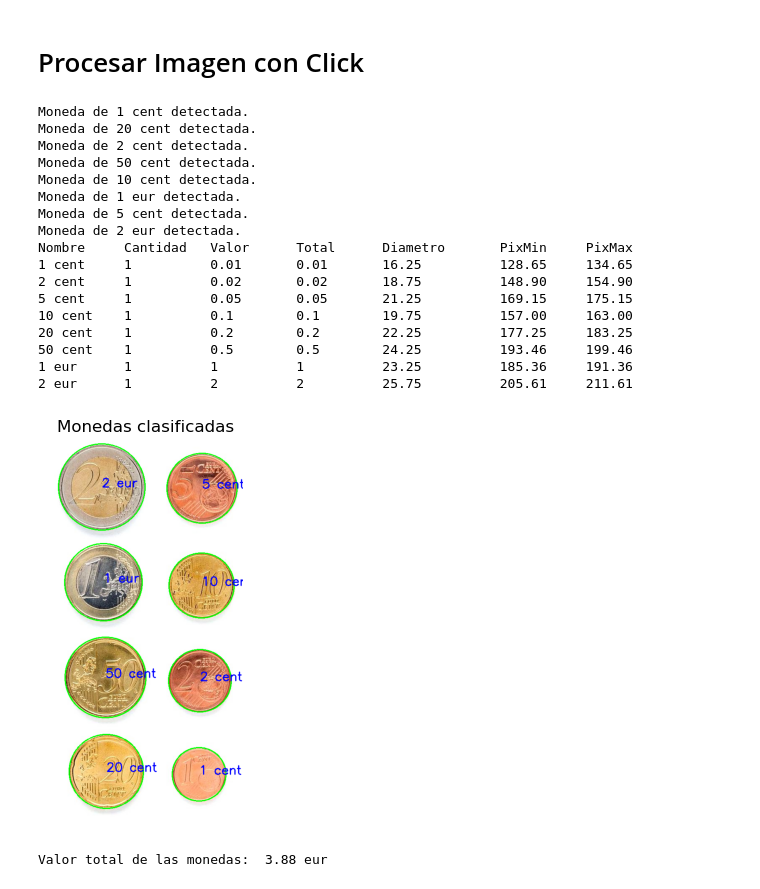
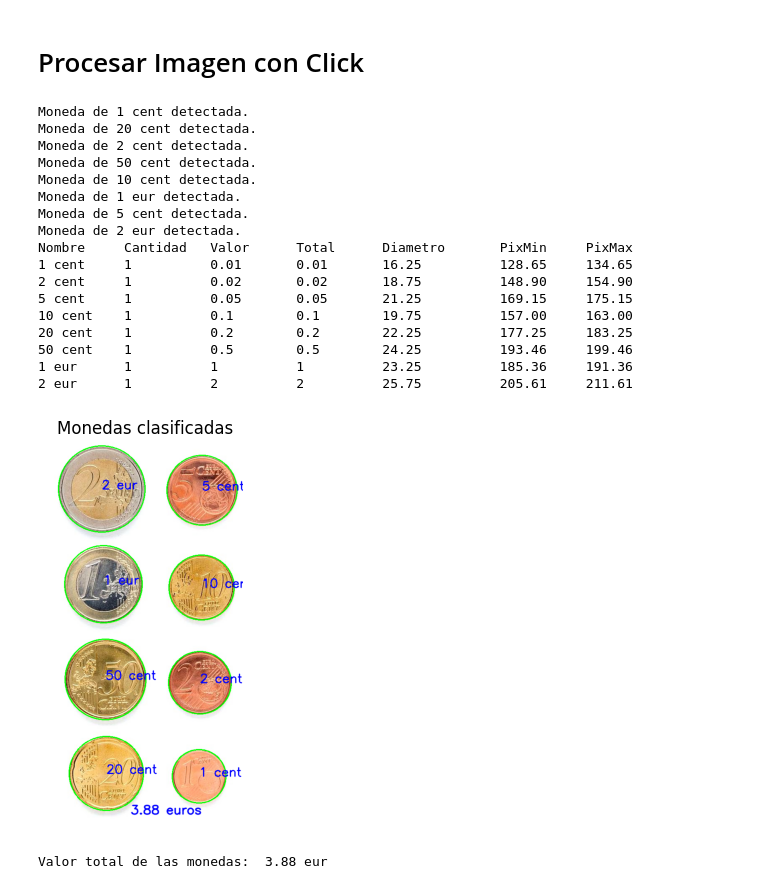
Before and after one commit to AdriTN/Pr-cticas-VC, a Jupyter notebook: P3/VC_P3.ipynb, the cells around one changed output. Saved outputs shown, nothing was run; the diff lists cells and outputs as text; code cells hidden in the pictures.

Commit message:
Total value of the coins added to the image

```diff
--- a/P3/VC_P3.ipynb
+++ b/P3/VC_P3.ipynb
@@ -414,6 +414,7 @@ def interaccion(ruta, tipo_conteo=None):
 
     # Cargar la imagen y detectar las monedas
     img = cv2.imread(ruta)
+    height,width,_ = img.shape
     if tipo_conteo == "mejorado":
         img, _ = detectar_monedas_mejorado(ruta)
     else:
@@ -465,37 +466,52 @@ def interaccion(ruta, tipo_conteo=None):
     for moneda, (x, y, radio) in clasificaciones:
         cv2.putText(img, moneda, (int(x), int(y)), cv2.FONT_HERSHEY_SIMPLEX, fontScale=1, color=(0, 0, 255), thickness=2)
 
+    #Imprimir valor total en la imagen
+
+    valorTotal = str(sum([moneda.total_valor() for moneda in monedas]))
+
+    (tamaño_texto, baseline) = cv2.getTextSize(valorTotal, cv2.FONT_HERSHEY_SIMPLEX, 1, 2)
+
+    ancho_texto, alto_texto = tamaño_texto
+
+    x = (width - ancho_texto) // 2
+    y = (height - alto_texto - 10)  # Se suma alto_texto para posicionar la base correctamente
+
+# Dibujar el texto en la imagen
+    cv2.putText(img, valorTotal + " euros", (x, y), cv2.FONT_HERSHEY_SIMPLEX, 1, (0, 0, 255), 2, cv2.LINE_AA)
+
+
     # Mostrar las monedas y sus atributos
     Moneda.mostrar_monedas(monedas)
 
     # Mostrar la imagen con los nombres de las monedas
     mostrar_imagenes(img, "Monedas clasificadas")
 
     # Calcular el valor total de las monedas
     print("Valor total de las monedas: ", sum([moneda.total_valor() for moneda in monedas]), "eur")
 
 # Probar la función interaccion con una imagen
 interaccion("./assets/Monedas.jpg")
 #interaccion("./assets/Monedas.jpg", "mejorado")
 #interaccion("./assets/Monedas2.jpeg") # No recomendado por fallo en la detección de monedas
 #interaccion("./assets/Monedas2.jpeg", "mejorado")
 # %% [output]
 Moneda de 1 cent detectada.
 Moneda de 20 cent detectada.
 Moneda de 2 cent detectada.
 Moneda de 50 cent detectada.
 Moneda de 10 cent detectada.
 Moneda de 1 eur detectada.
 Moneda de 5 cent detectada.
 Moneda de 2 eur detectada.
 Nombre     Cantidad   Valor      Total      Diametro       PixMin     PixMax
 1 cent     1          0.01       0.01       16.25          128.65     134.65
 2 cent     1          0.02       0.02       18.75          148.90     154.90
 5 cent     1          0.05       0.05       21.25          169.15     175.15
 10 cent    1          0.1        0.1        19.75          157.00     163.00
 20 cent    1          0.2        0.2        22.25          177.25     183.25
 50 cent    1          0.5        0.5        24.25          193.46     199.46
 1 eur      1          1          1          23.25          185.36     191.36
 2 eur      1          2          2          25.75          205.61     211.61
-[figure, old version]
+[figure, new version]
 Valor total de las monedas:  3.88 eur
```
Also changed, not shown: parts of 1 cell of this notebook.
